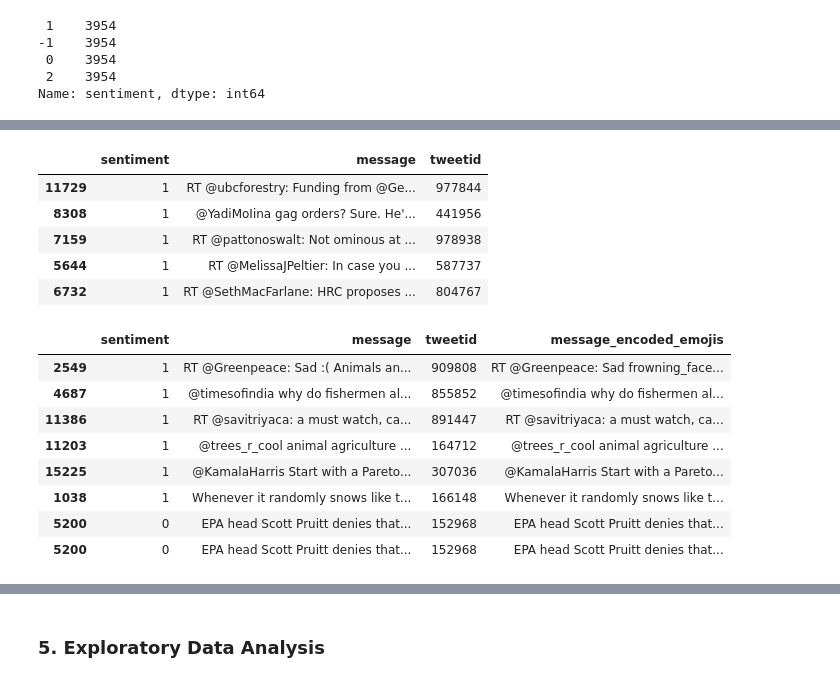
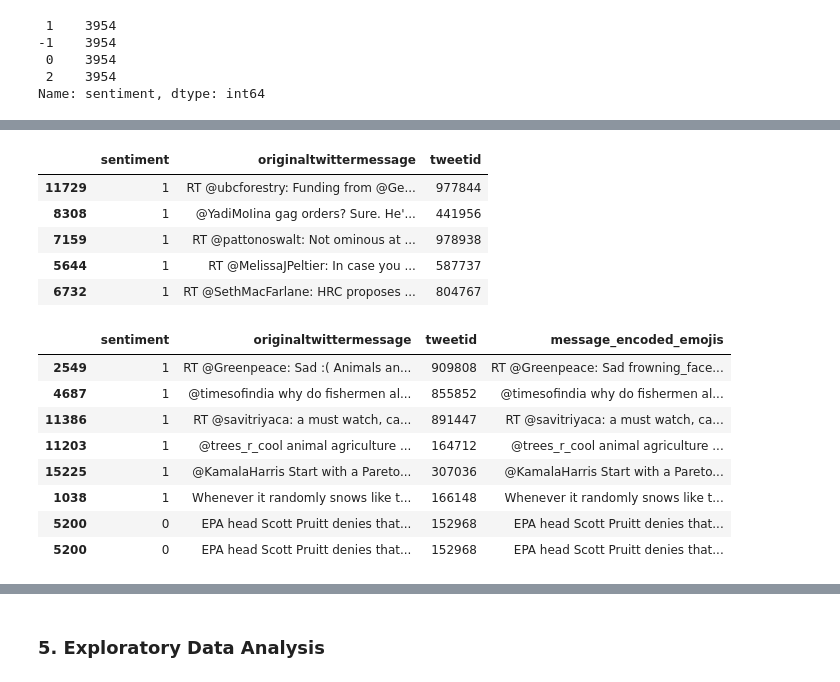
Before and after one commit to dawieloots/advanced-classification-predict, a Jupyter notebook: notebook/advanced-classification-predict-colab.ipynb, the cells around one changed output, grey strips where cells are left out. Cells and saved outputs as stored; diff of their text form; code cells hidden in the pictures.

```diff
--- a/notebook/advanced-classification-predict-colab.ipynb
+++ b/notebook/advanced-classification-predict-colab.ipynb
@@ -196,3 +197,11 @@ Now that we have class balance, let's proceed with the following steps to conver
 - Tokenization
 - Removal of stop words
 - Lemmatization
+# %%
+# Change column name of "message" - in case it will be a token
+def rename_columns(df):
+    df = df.rename(columns={'message': 'originaltwittermessage'})
+    return df
+
+df_train = rename_columns(df_train)
+df_train.head()
@@ -199,16 +215,16 @@ Now that we have class balance, let's proceed with the following steps to conver
 # %%
 # Remove noise (all hyperlinks)
 
 def remove_noise(df):
     pattern_url = r'http[s]?://(?:[A-Za-z]|[0-9]|[$-_@.&+]|[!*\(\),]|(?:%[0-9A-Fa-f][0-9A-Fa-f]))+'   # Find all hyperlinks
     subs_url = r''
-    df['message'] = df['message'].replace(to_replace = pattern_url, value = subs_url, regex = True)
+    df['originaltwittermessage'] = df['originaltwittermessage'].replace(to_replace = pattern_url, value = subs_url, regex = True)
     return df
 
 remove_noise(df_train)
 df_train.head()
 # %% [output]
-|  | sentiment | message | tweetid |
+|  | sentiment | originaltwittermessage | tweetid |
 | 11729 | 1 | RT @ubcforestry: Funding from @Ge... | 977844 |
 | 8308 | 1 | @YadiMoIina gag orders? Sure. He'... | 441956 |
 | 7159 | 1 | RT @pattonoswalt: Not ominous at ... | 978938 |
@@ -227,15 +243,15 @@ def process_emoticons(df):
                            ':\'\)': 'tears_of_joy_emoticon',
                            ':\'\(': 'crying_face_emoticon'}
 
-    df['message_encoded_emojis'] = df['message'].replace(emoticon_dictionary, regex=True)
+    df['message_encoded_emojis'] = df['originaltwittermessage'].replace(emoticon_dictionary, regex=True)
     return df
 
 process_emoticons(df_train)
 # Check if it was correctly
-emoji_rows = df_train[df_train['message'].str.contains(':\(')]
+emoji_rows = df_train[df_train['originaltwittermessage'].str.contains(':\(')]
 emoji_rows.head(10)
 # %% [output]
-|  | sentiment | message | tweetid | message_encoded_emojis |
+|  | sentiment | originaltwittermessage | tweetid | message_encoded_emojis |
 | 2549 | 1 | RT @Greenpeace: Sad :( Animals an... | 909808 | RT @Greenpeace: Sad frowning_face... |
 | 4687 | 1 | @timesofindia why do fishermen al... | 855852 | @timesofindia why do fishermen al... |
 | 11386 | 1 | RT @savitriyaca: a must watch, ca... | 891447 | RT @savitriyaca: a must watch, ca... |
```
Also changed, not shown: parts of 25 cells of this notebook, 1 other file.
